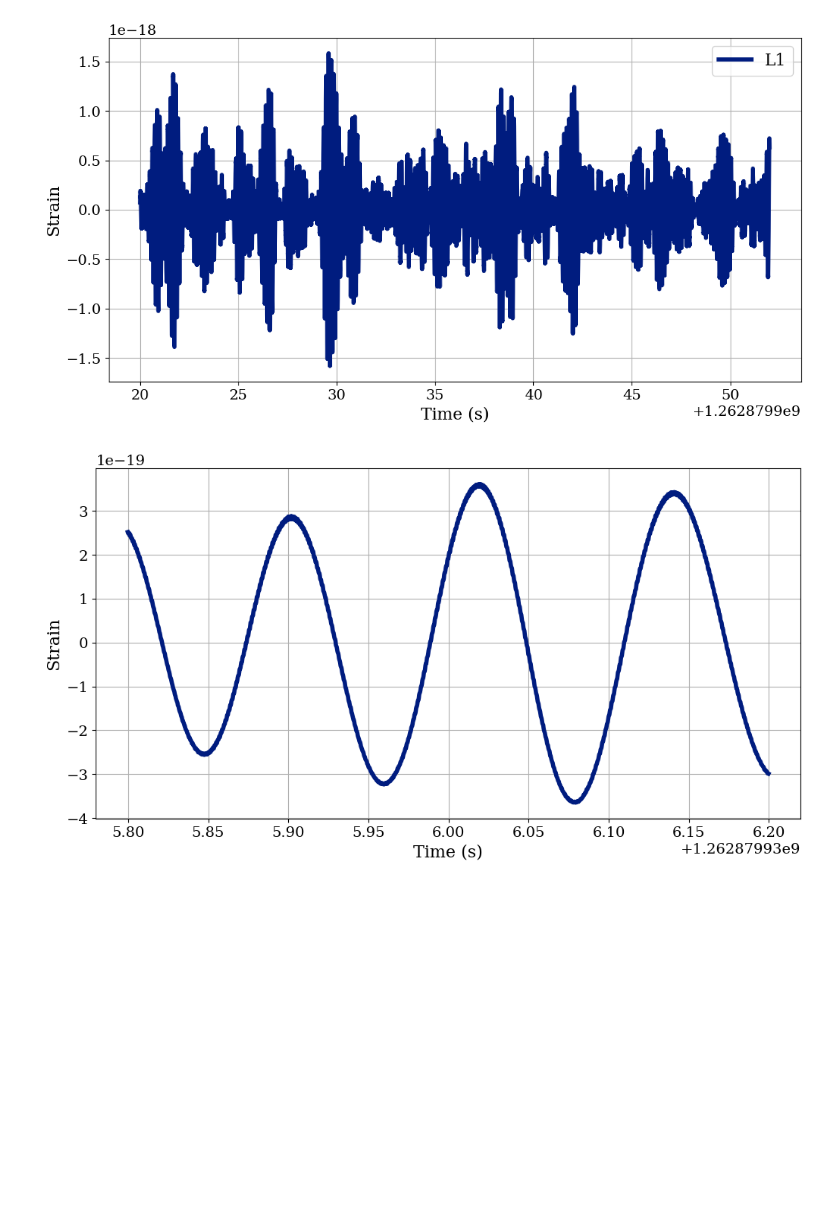
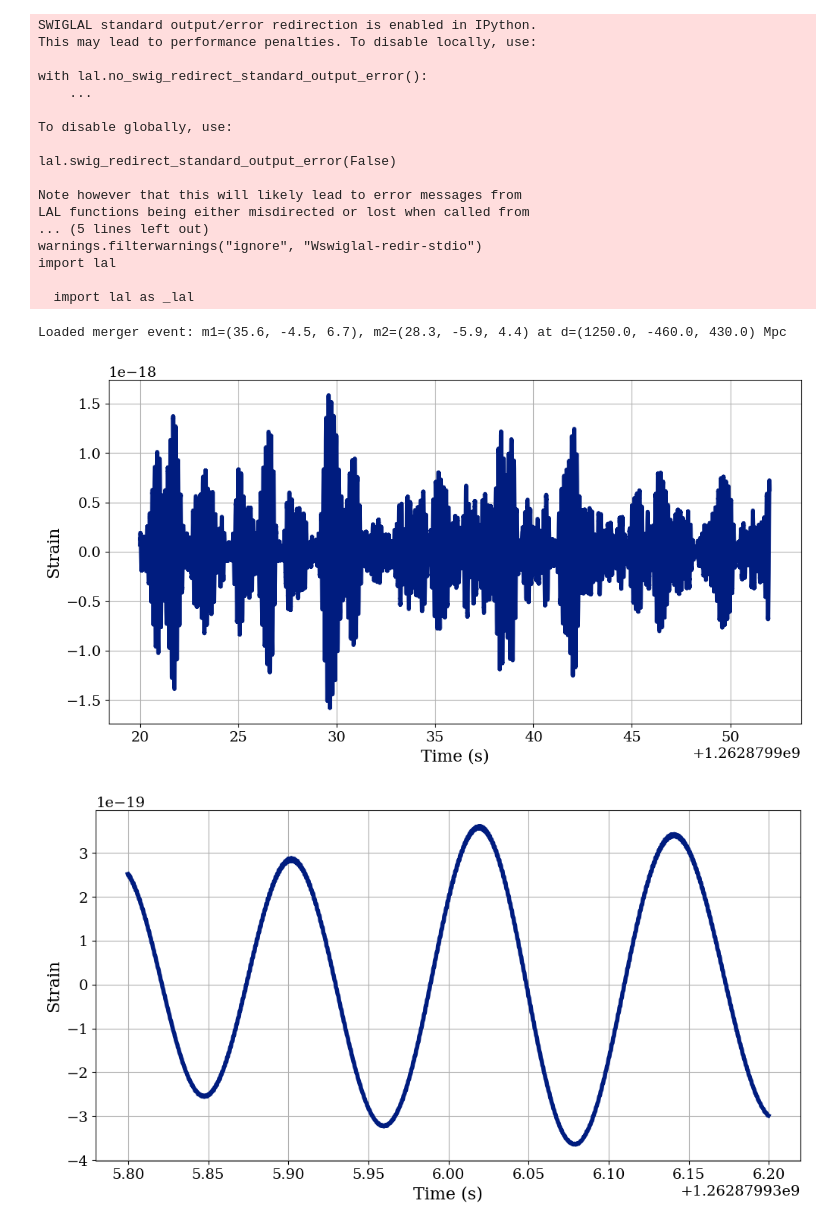
Before and after one commit to TeunB6/gravitational-waves, a Jupyter notebook: notebooks/fir_filter.ipynb, the cells around one changed output. Drawn from its saved outputs; the diff is of its cells as text; code cells hidden in the pictures; blank space fills up the shorter version.

```diff
--- a/notebooks/fir_filter.ipynb
+++ b/notebooks/fir_filter.ipynb
@@ -29,18 +29,37 @@ plots_dir = Path("../plots")
 # %%
 
 from pycbc import catalog
 m = catalog.Merger("GW200112_155838-v1", source='gwtc-3')
 
+console.print(f"[bold green]Loaded merger event:[/bold green] m1={m.median1d('mass1', True)}, m2={m.median1d('mass2', True)} at d={m.median1d('luminosity_distance', True)} Mpc")
+
 ts_liv = m.strain('L1')
 
 plt.plot(ts_liv.sample_times, ts_liv, label="L1")
-plt.legend()
 plt.ylabel('Strain')
 plt.xlabel('Time (s)')
 plt.savefig(plots_dir / "gw200112_strain_l1.pdf", format='pdf')
 plt.show()
 # %% [output]
+SWIGLAL standard output/error redirection is enabled in IPython.
+This may lead to performance penalties. To disable locally, use:
+
+with lal.no_swig_redirect_standard_output_error():
+    ...
+
+To disable globally, use:
+
+lal.swig_redirect_standard_output_error(False)
+
+Note however that this will likely lead to error messages from
+LAL functions being either misdirected or lost when called from
+... (5 lines left out)
+warnings.filterwarnings("ignore", "Wswiglal-redir-stdio")
+import lal
+
+  import lal as _lal
+Loaded merger event: m1=(35.6, -4.5, 6.7), m2=(28.3, -5.9, 4.4) at d=(1250.0, -460.0, 430.0) Mpc
-[figure, old version]
+[figure, new version]
 # %%
 merge_window = ts_liv.time_slice(m.time - 0.2, m.time + 0.2 )
 plt.plot(merge_window.sample_times, merge_window)
```
Also changed, not shown: parts of 7 cells of this notebook, 10 other files.
